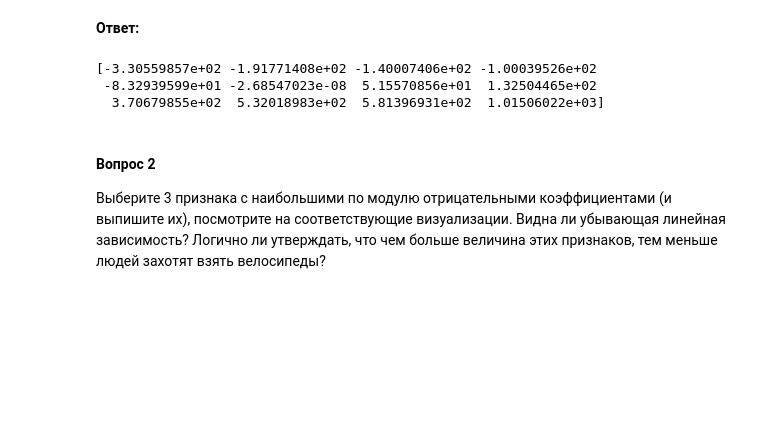
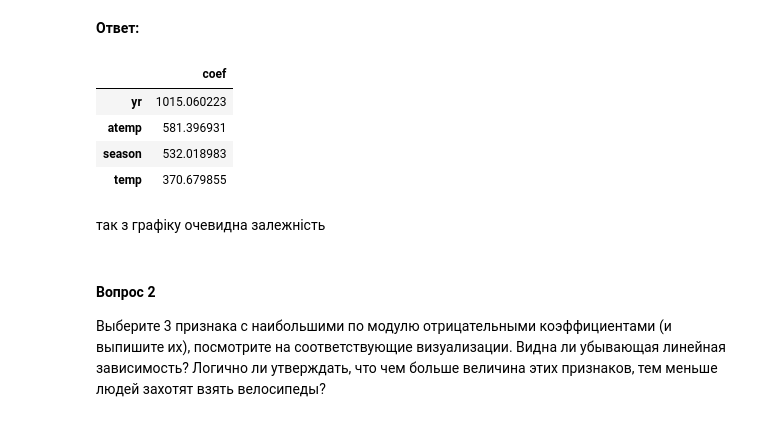
Before and after one commit to Taras55001/DC_HW4, a Jupyter notebook: OverfittingHomeWork.ipynb, the cells around one changed output. Cells and saved outputs as stored; diff of their text form; code cells hidden in the pictures; blank space fills up the shorter version.

```diff
--- a/OverfittingHomeWork.ipynb
+++ b/OverfittingHomeWork.ipynb
@@ -404,12 +404,16 @@ alpha 2 = 51, MSE = 796979.8955193633
 В последней обученной модели выберите 4 признака с наибольшими (положительными) коэфициентами (и выпишите их), посмотрите на визуализации зависимостей `cnt` от этих признаков, которые мы рисовали в блоке "Знакомство с данными". Видна ли возрастающая линейная зависимость `cnt` от этих признаков по графикам? Логично ли утверждать (из здравого смысла), что чем больше значение этих признаков, тем больше людей захотят взять велосипеды?
 # %% [markdown]
 __Ответ:__
-# %%
-print(regressor.coef_)
-# %% [output]
-[-3.30559857e+02 -1.91771408e+02 -1.40007406e+02 -1.00039526e+02
- -8.32939599e+01 -2.68547023e-08  5.15570856e+01  1.32504465e+02
-  3.70679855e+02  5.32018983e+02  5.81396931e+02  1.01506022e+03]
+# %%
+pd.DataFrame(regressor.coef_, df.columns[:-1], columns=['coef']).nlargest(4,'coef')
+# %% [output]
+|  | coef |
+| yr | 1015.060223 |
+| atemp | 581.396931 |
+| season | 532.018983 |
+| temp | 370.679855 |
+# %% [markdown]
+так з графіку очевидна залежність
 # %% [markdown]
 #### Вопрос 2
 
```
Also changed, not shown: parts of 6 cells of this notebook.
